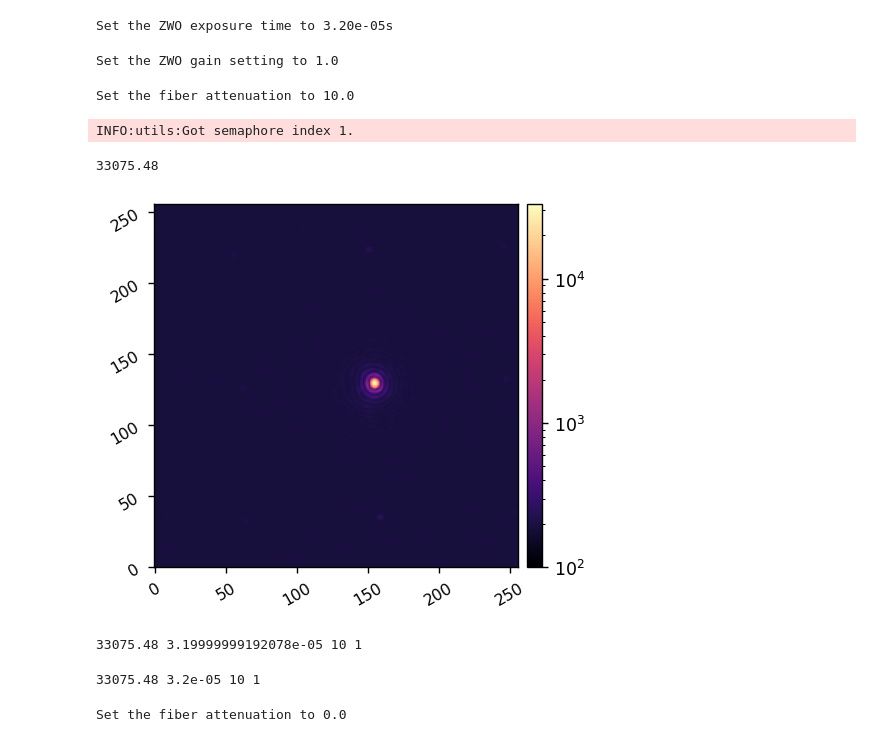
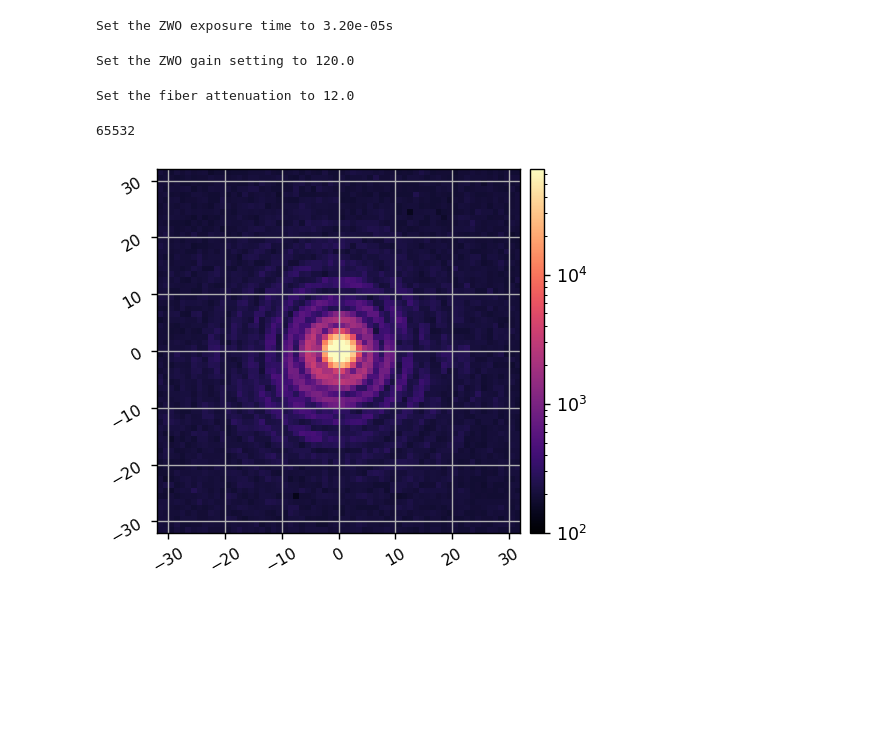
Before and after one commit to uasal/scoob-psf, a Jupyter notebook: notebooks/scoobi_demo_fdpr.ipynb, the cells around one changed output. Drawn from its saved outputs; the diff is of its cells as text; code cells hidden in the pictures; blank space fills up the shorter version.

```diff
--- a/notebooks/scoobi_demo_fdpr.ipynb
+++ b/notebooks/scoobi_demo_fdpr.ipynb
@@ -46,11 +57,11 @@ tbi.set_zwo_exp_time(0.00001, client0)
 Set the ZWO exposure time to 3.20e-05s
 # %%
 reload(scoobi)
-tbi.set_zwo_emgain(1, client0)
+tbi.set_zwo_emgain(120, client0)
 # %% [output]
-Set the ZWO gain setting to 1.0
+Set the ZWO gain setting to 120.0
 # %%
 reload(scoobi)
-tbi.set_fib_atten(10, client)
+tbi.set_fib_atten(12, client)
 # %% [output]
-Set the fiber attenuation to 10.0
+Set the fiber attenuation to 12.0
@@ -57,29 +72,9 @@ Set the fiber attenuation to 10.0
 # %%
-tbi.Nframes = 100
-ref_psf = tbi.snap()
-print(xp.max(ref_psf))
-imshow1(ref_psf, lognorm=True, vmin=1e2)
+tbi.return_ni = False
+psf = tbi.snap()
+
+print(xp.max(psf))
+imshow1(psf, lognorm=True, vmin=1e2, pxscl=1, grid=True, npix=64)
 # %% [output]
-INFO:utils:Got semaphore index 1.
+65532
-33075.48
-[figure, old version]
+[figure, new version]
-# %%
-tbi.Imax_ref = copy.copy(xp.max(ref_psf))
-tbi.texp_ref = copy.copy(tbi.texp)
-tbi.att_ref = copy.copy(tbi.att)
-tbi.gain_ref = copy.copy(tbi.gain)
-print(tbi.Imax_ref, tbi.texp_ref, tbi.att_ref, tbi.gain_ref  )
-# %% [output]
-33075.48 3.19999999192078e-05 10 1
-# %%
-reload(scoobi)
-tbi = scoobi.SCOOBI(cam_channel='scicam', dm_channel='dm00disp05')
-tbi.zero_dm()
-
-tbi.Imax_ref = copy.copy(xp.max(ref_psf))
-tbi.texp_ref = 3.2e-5
-tbi.att_ref = 10
-tbi.gain_ref = 1
-print(tbi.Imax_ref, tbi.texp_ref, tbi.att_ref, tbi.gain_ref  )
-# %% [output]
-33075.48 3.2e-05 10 1
@@ -90,4 +80,0 @@ scoobi.move_psf(0, 2, client0)
-# %%
-tbi.set_fib_atten(0, client)
-# %% [output]
-Set the fiber attenuation to 0.0
```
Also changed, not shown: parts of 21 cells of this notebook, 2 other files.
